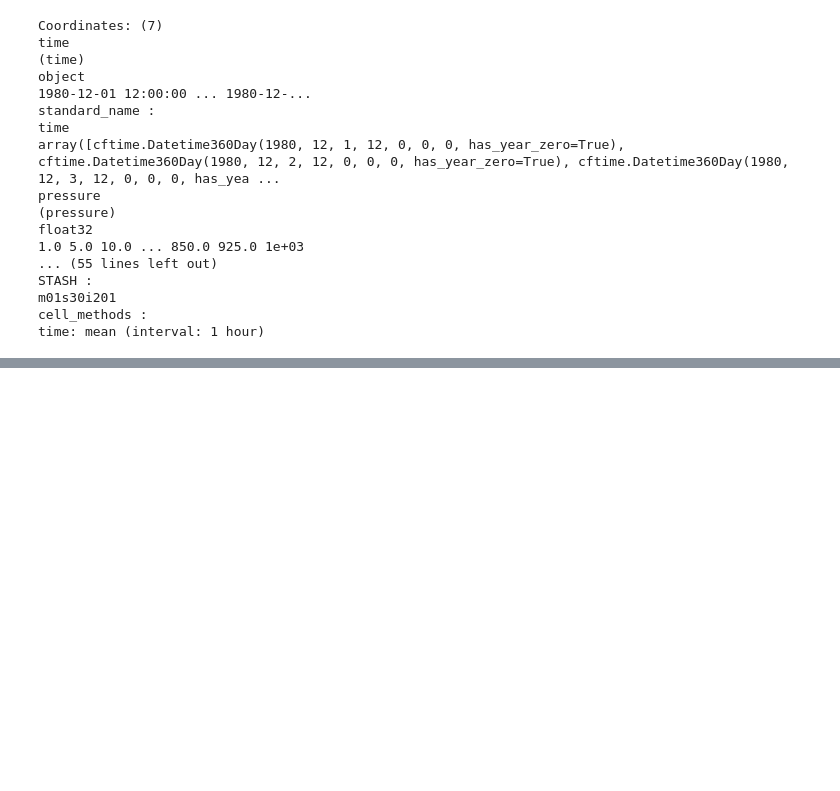
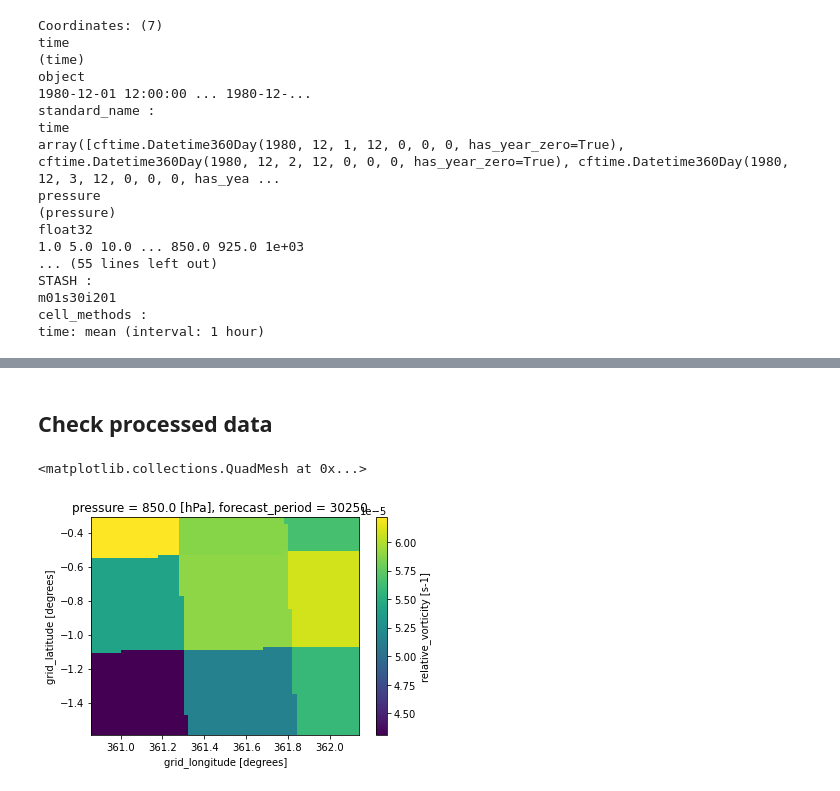
Before and after one commit to henryaddison/ml-downscaling-emulation, a Jupyter notebook: notebooks/learning/Moose GCM data.ipynb, the cells around one changed output, grey strips where cells are left out. Drawn from its saved outputs; the diff is of its cells as text; code cells hidden in the pictures; blank space fills up the shorter version.

```diff
--- a/notebooks/learning/Moose GCM data.ipynb
+++ b/notebooks/learning/Moose GCM data.ipynb
@@ -151,0 +396,14 @@ time: mean (interval: 1 hour)
+# %% [markdown]
+## Check processed data
+# %%
+example_processed_gcm_vorticity_path = os.path.join(os.getenv("MOOSE_DERIVED_DATA"), "london/60km-2.2km/rcp85/01/vorticity850/day/vorticity850_rcp85_land-gcm_london_60km-2.2km_01_day_19801201-19811130.nc")
+
+gcmvortregrid_ds = xr.open_dataset(example_processed_gcm_vorticity_path)
+
+# ax = plt.axes(projection=cp_model_rotated_pole)
+gcmvortregrid_ds["vorticity850"].isel(time=10).plot()#ax=ax)
+# ax.coastlines()
+# iris.load(example_processed_gcm_vorticity_path)
+# %% [output]
+<matplotlib.collections.QuadMesh at 0x...>
+[figure, added]
```
Also changed, not shown: parts of 16 cells of this notebook.
